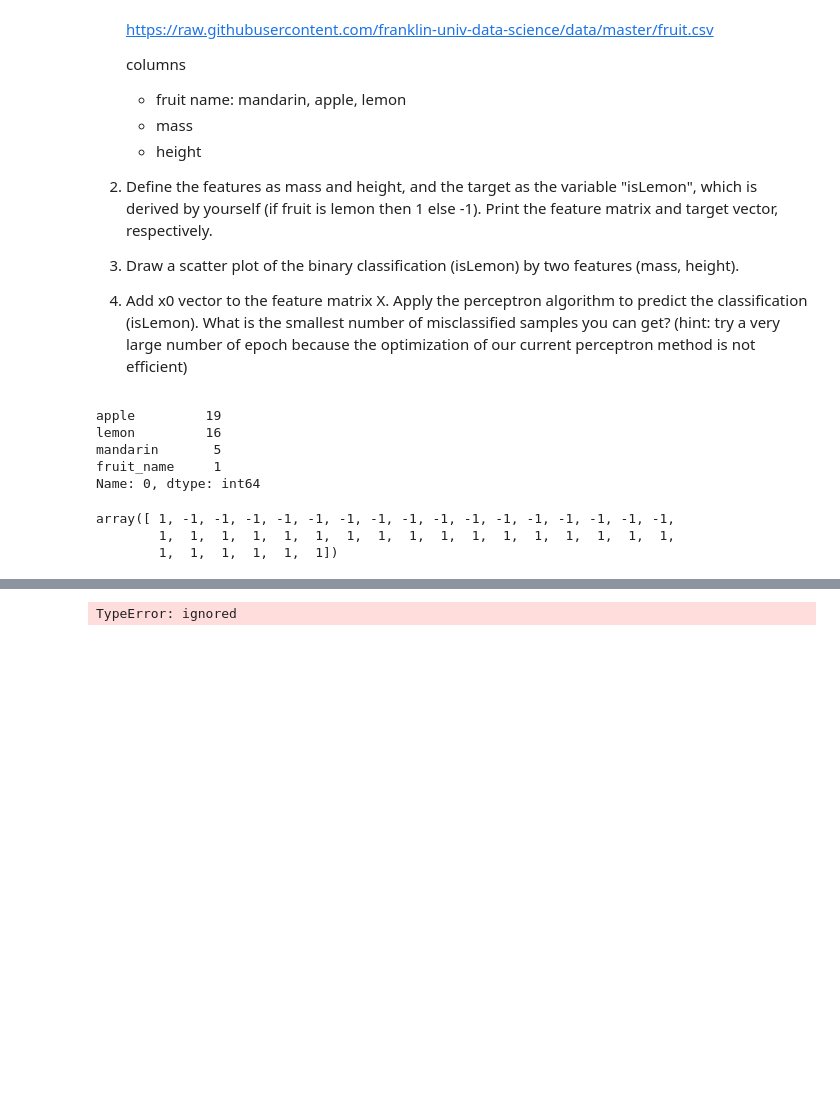
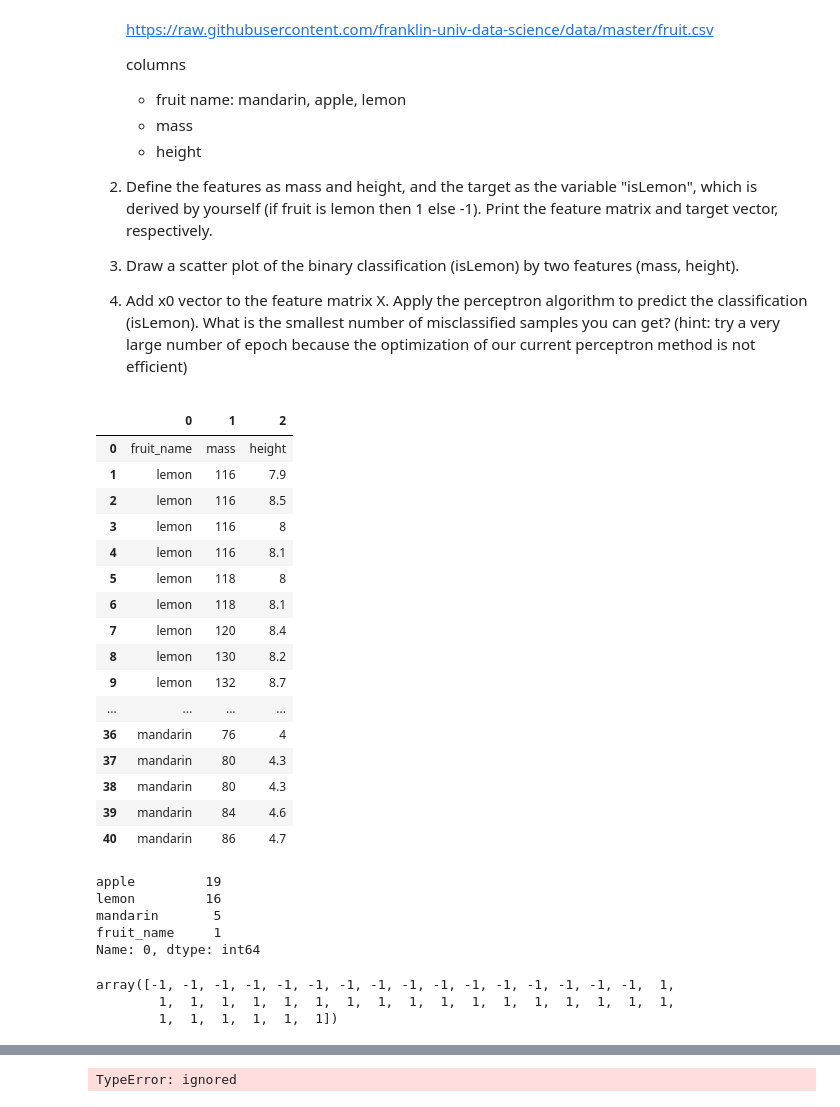
Before and after one commit to koto253/DATA_611, a Jupyter notebook: Module03_HW.ipynb, the cells around one changed output, grey strips where cells are left out. Saved outputs shown, nothing was run; the diff lists cells and outputs as text; code cells hidden in the pictures; blank space fills up the shorter version.

```diff
--- a/Module03_HW.ipynb
+++ b/Module03_HW.ipynb
@@ -19,9 +19,27 @@
 # %%
 import pandas as pd
 # because this data set has no head (column names), we set head=None
 
 df = pd.read_csv('https://raw.githubusercontent.com/franklin-univ-data-science/data/master/fruit.csv', header=None)
-df[:50]
+df
+# %% [output]
+|  | 0 | 1 | 2 |
+| 0 | fruit_name | mass | height |
+| 1 | lemon | 116 | 7.9 |
+| 2 | lemon | 116 | 8.5 |
+| 3 | lemon | 116 | 8 |
+| 4 | lemon | 116 | 8.1 |
+| 5 | lemon | 118 | 8 |
+| 6 | lemon | 118 | 8.1 |
+| 7 | lemon | 120 | 8.4 |
+| 8 | lemon | 130 | 8.2 |
+| 9 | lemon | 132 | 8.7 |
+| ... | ... | ... | ... |
+| 36 | mandarin | 76 | 4 |
+| 37 | mandarin | 80 | 4.3 |
+| 38 | mandarin | 80 | 4.3 |
+| 39 | mandarin | 84 | 4.6 |
+| 40 | mandarin | 86 | 4.7 |
 # %%
 df[0].value_counts()
 # %% [output]
@@ -48,14 +66,14 @@ import numpy as np
 %matplotlib inline
 
 # define target vector "isLemon"
-isLemon = df.iloc[0:40, 0].values ## select the label column in first 40 instances, which have apple, lemon and mandarin
+y = df.iloc[1:41, 0].values ## select the label column in first 40 instances, which have apple, lemon and mandarin
 
-isLemon = np.where(isLemon == 'lemon', -1, 1) ## define the target (lemon as -1, apple and mandarin as 1)
+y = np.where(y == 'lemon', -1, 1) ## define the target (lemon as -1, apple and mandarin as 1)
 
 # Print the feature matrix and target vector, respectively.
-isLemon
+y
 # %% [output]
-array([ 1, -1, -1, -1, -1, -1, -1, -1, -1, -1, -1, -1, -1, -1, -1, -1, -1,
+array([-1, -1, -1, -1, -1, -1, -1, -1, -1, -1, -1, -1, -1, -1, -1, -1,  1,
         1,  1,  1,  1,  1,  1,  1,  1,  1,  1,  1,  1,  1,  1,  1,  1,  1,
         1,  1,  1,  1,  1,  1])
 # %%
```
Also changed, not shown: parts of 4 cells of this notebook.
